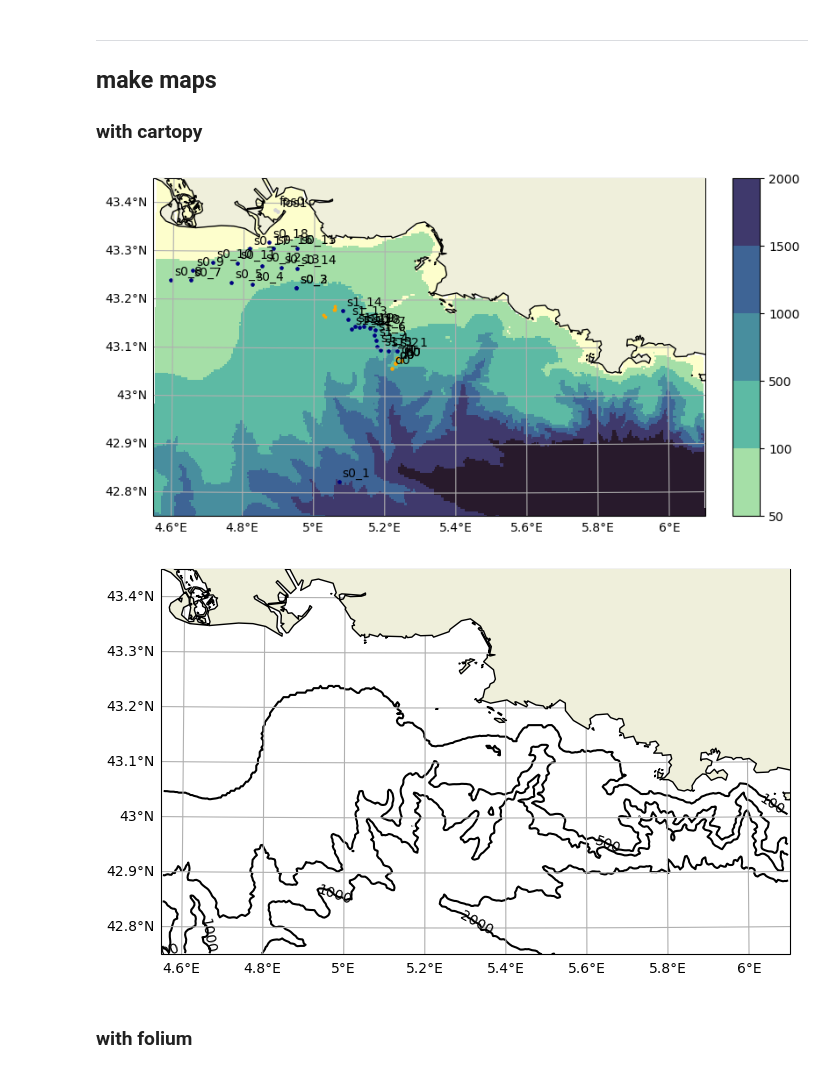
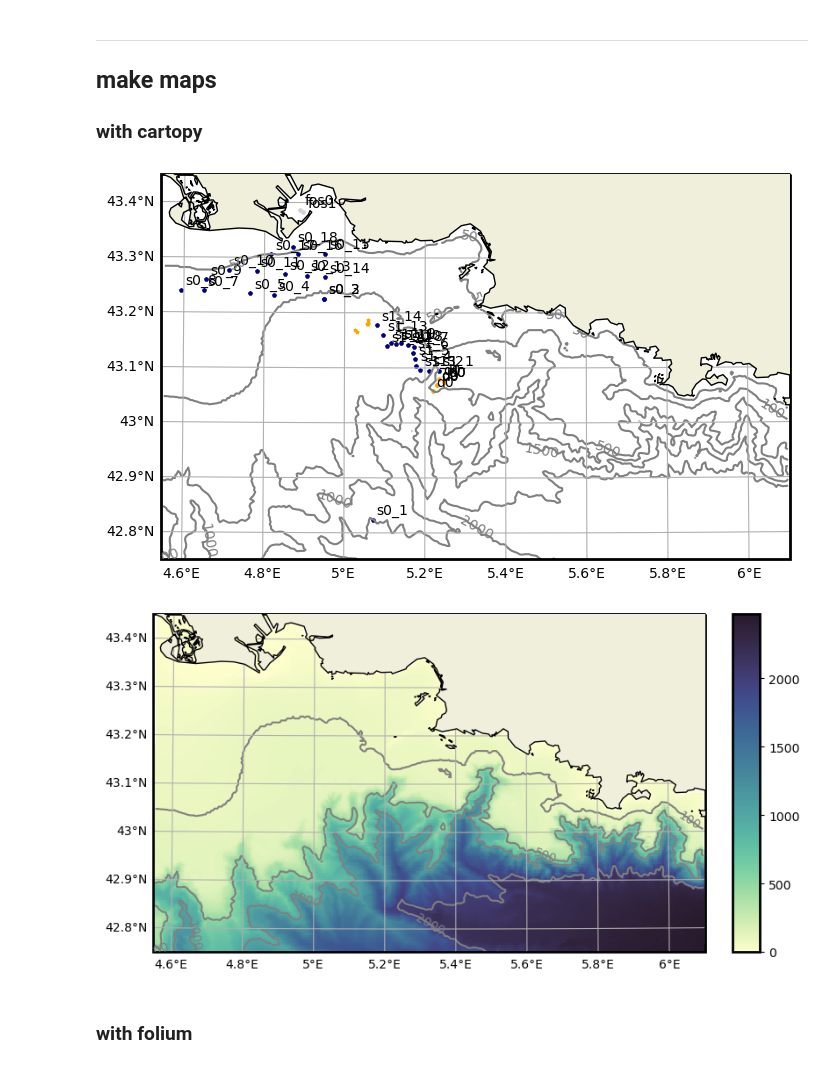
Before and after one commit to apatlpo/pynsitu, a Jupyter notebook: doc/example_events.ipynb, the cells around one changed output. Cells and saved outputs as stored; diff of their text form; code cells hidden in the pictures.

Commit message:
update doc, improve event demo notebooks, improve maps-bathy, simplify readme

```diff
--- a/doc/example_events.ipynb
+++ b/doc/example_events.ipynb
@@ -106,0 +115,3 @@ d3)
+# %%
+for label, d in cp["europe"]["adcp"].items():
+    print(label, ":", d)
@@ -122,19 +149,19 @@ cp.timeline()
 
 ### with cartopy
 # %%
-fig, ax, cbar = cp.map(coastline="h")
+fig, ax, cbar = cp.map(bathy_fill=False, coastline="h")
 
 # add all deployments
 for label, deployment, platform, sensor, meta in cp.get_all_deployments():
     if "color" in meta:
         c = meta["color"] if "color" in meta else "0.5"
     deployment.plot_on_map(ax, color=c, label=True, label_xyshift=(.01,.01))
 # %% [output]
-[figure, old version]
+[figure, new version]
 # %%
-cp.map(coastline="h", bathy_levels=[0, 100, 500, 1000, 2000]);
+cp.map(coastline="h", bathy_levels=[0, 100, 500, 1000, 2000], bathy_fill=True);
 # %% [output]
-[figure, old version]
+[figure, new version]
 # %% [markdown]
 ### with folium
 # %%
```
Also changed, not shown: parts of 23 cells of this notebook, 5 other files.
